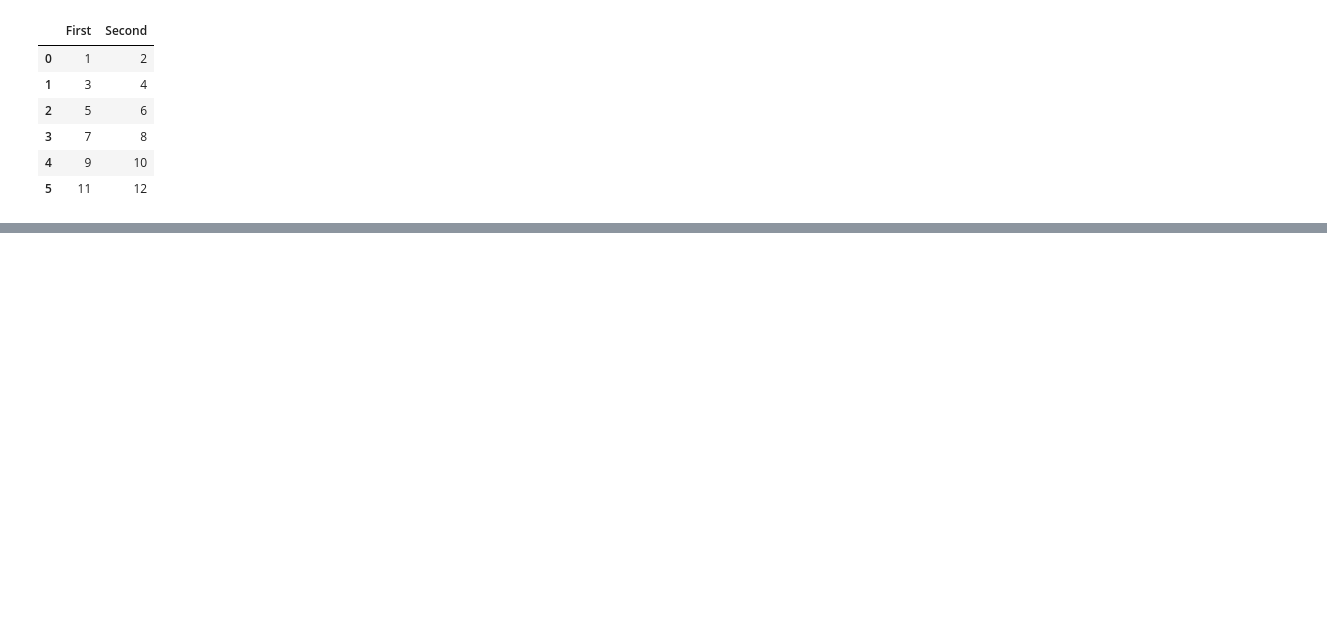
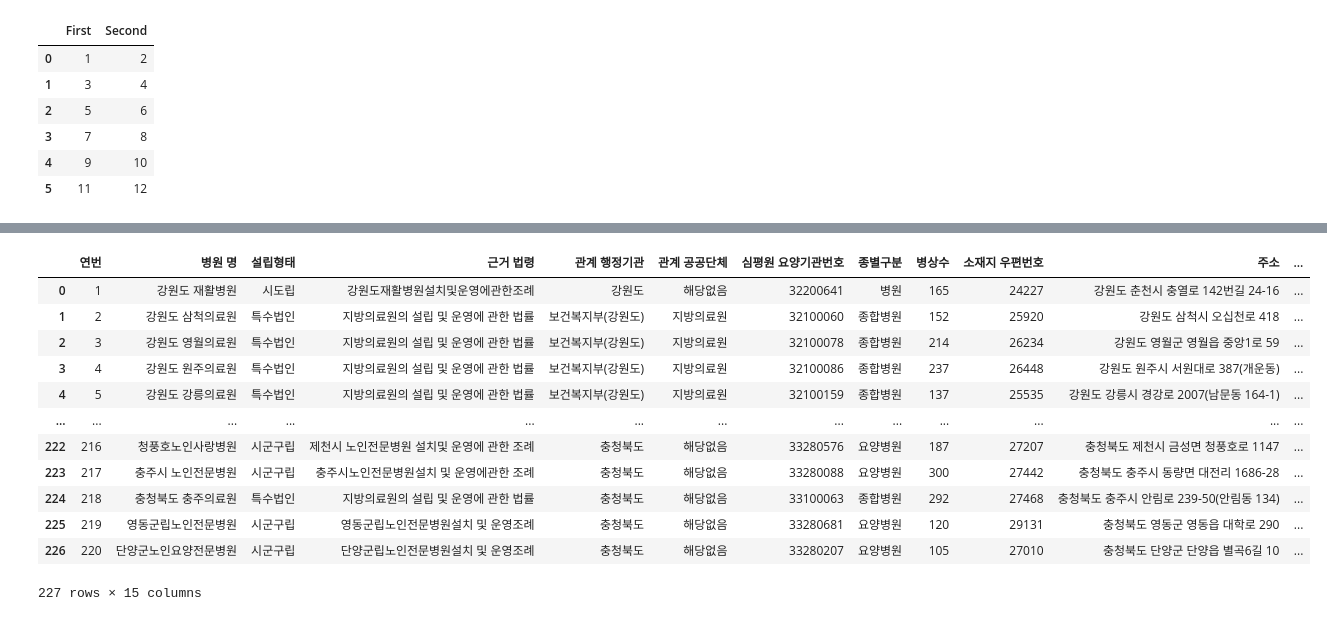
Before and after one commit to wldhksqk/simjiwan1, a Jupyter notebook: 심지완4강5강.ipynb, the cells around one changed output, grey strips where cells are left out. Saved outputs shown, nothing was run; the diff lists cells and outputs as text; code cells hidden in the pictures; blank space fills up the shorter version.

```diff
--- a/심지완4강5강.ipynb
+++ b/심지완4강5강.ipynb
@@ -413,0 +423,19 @@ TypeError: ignored
+# %%
+dir='https://www.data.go.kr/cmm/cmm/fileDownload.do?atchFileId=FILE_000000002616527&fileDetailSn=1&dataNm=%EB%B3%B4%EA%B1%B4%EB%B3%B5%EC%A7%80%EB%B6%80_%EA%B3%B5%EA%B3%B5%EB%B3%B4%EA%B1%B4%20%EC%9D%98%EB%A3%8C%EA%B8%B0%EA%B4%80%20%ED%98%84%ED%99%A9_20161231'
+public_medical_institution = pd.read_csv(dir, encoding='CP949')
+#utf-8' 코덱을 decoding 하기해서 CP949활용
+public_medical_institution
+# %% [output]
+|  | 연번 | 병원 명 | 설립형태 | 근거 법령 | 관계 행정기관 | 관계 공공단체 | 심평원 요양기관번호 | 종별구분 | 병상수 | 소재지 우편번호 | 주소 | ... |
+| 0 | 1 | 강원도 재활병원 | 시도립 | 강원도재활병원설치및운영에관한조례 | 강원도 | 해당없음 | 32200641 | 병원 | 165 | 24227 | 강원도 춘천시 충열로 142번길 24-16 | ... |
+| 1 | 2 | 강원도 삼척의료원 | 특수법인 | 지방의료원의 설립 및 운영에 관한 법률 | 보건복지부(강원도) | 지방의료원 | 32100060 | 종합병원 | 152 | 25920 | 강원도 삼척시 오십천로 418 | ... |
+| 2 | 3 | 강원도 영월의료원 | 특수법인 | 지방의료원의 설립 및 운영에 관한 법률 | 보건복지부(강원도) | 지방의료원 | 32100078 | 종합병원 | 214 | 26234 | 강원도 영월군 영월읍 중앙1로 59 | ... |
+| 3 | 4 | 강원도 원주의료원 | 특수법인 | 지방의료원의 설립 및 운영에 관한 법률 | 보건복지부(강원도) | 지방의료원 | 32100086 | 종합병원 | 237 | 26448 | 강원도 원주시 서원대로 387(개운동) | ... |
+| 4 | 5 | 강원도 강릉의료원 | 특수법인 | 지방의료원의 설립 및 운영에 관한 법률 | 보건복지부(강원도) | 지방의료원 | 32100159 | 종합병원 | 137 | 25535 | 강원도 강릉시 경강로 2007(남문동 164-1) | ... |
+| ... | ... | ... | ... | ... | ... | ... | ... | ... | ... | ... | ... | ... |
+| 222 | 216 | 청풍호노인사랑병원 | 시군구립 | 제천시 노인전문병원 설치및 운영에 관한 조례 | 충청북도 | 해당없음 | 33280576 | 요양병원 | 187 | 27207 | 충청북도 제천시 금성면 청풍호로 1147 | ... |
+| 223 | 217 | 충주시 노인전문병원 | 시군구립 | 충주시노인전문병원설치 및 운영에관한 조례 | 충청북도 | 해당없음 | 33280088 | 요양병원 | 300 | 27442 | 충청북도 충주시 동량면 대전리 1686-28 | ... |
+| 224 | 218 | 충청북도 충주의료원 | 특수법인 | 지방의료원의 설립 및 운영에 관한 법률 | 충청북도 | 해당없음 | 33100063 | 종합병원 | 292 | 27468 | 충청북도 충주시 안림로 239-50(안림동 134) | ... |
+| 225 | 219 | 영동군립노인전문병원 | 시군구립 | 영동군립노인전문병원설치 및 운영조례 | 충청북도 | 해당없음 | 33280681 | 요양병원 | 120 | 29131 | 충청북도 영동군 영동읍 대학로 290 | ... |
+| 226 | 220 | 단양군노인요양전문병원 | 시군구립 | 단양군립노인전문병원설치 및 운영조례 | 충청북도 | 해당없음 | 33280207 | 요양병원 | 105 | 27010 | 충청북도 단양군 단양읍 별곡6길 10 | ... |
+227 rows × 15 columns
```
Also changed, not shown: parts of 4 cells of this notebook.
